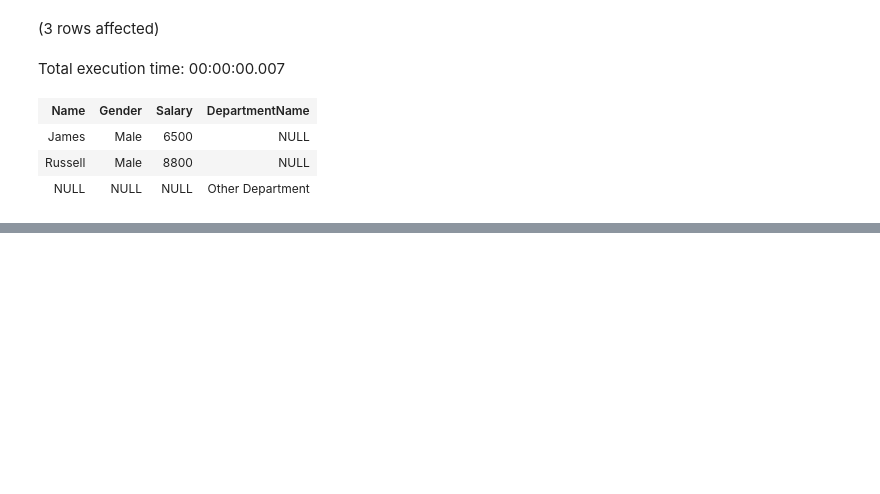
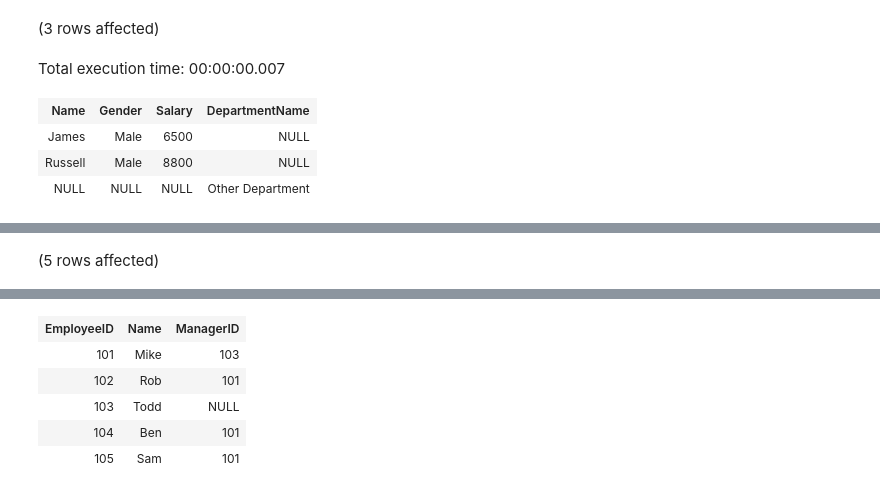
Before and after one commit to kanhaiya-bhayana-inc/Sql-server, a Jupyter notebook: SQl-server.ipynb, the cells around one changed output, grey strips where cells are left out. Cells and saved outputs as stored; diff of their text form; code cells hidden in the pictures; blank space fills up the shorter version.

```diff
--- a/SQl-server.ipynb
+++ b/SQl-server.ipynb
@@ -504,0 +534,4 @@ Total execution time: 00:00:00.007
+# %%
+SELECT * FROM tblEmployee2;
+# %% [output]
+(5 rows affected)
@@ -504,0 +539,6 @@ Total execution time: 00:00:00.007
+| EmployeeID | Name | ManagerID |
+| 101 | Mike | 103 |
+| 102 | Rob | 101 |
+| 103 | Todd | NULL |
+| 104 | Ben | 101 |
+| 105 | Sam | 101 |
```
Also changed, not shown: parts of 7 cells of this notebook.
